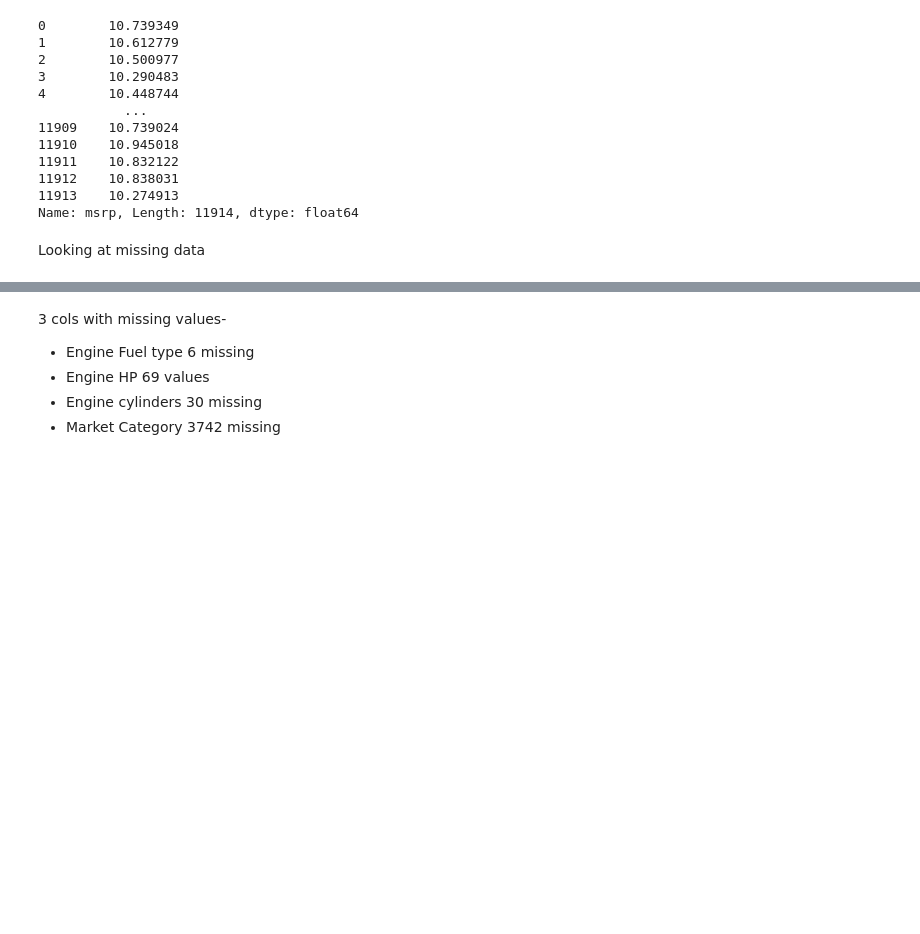
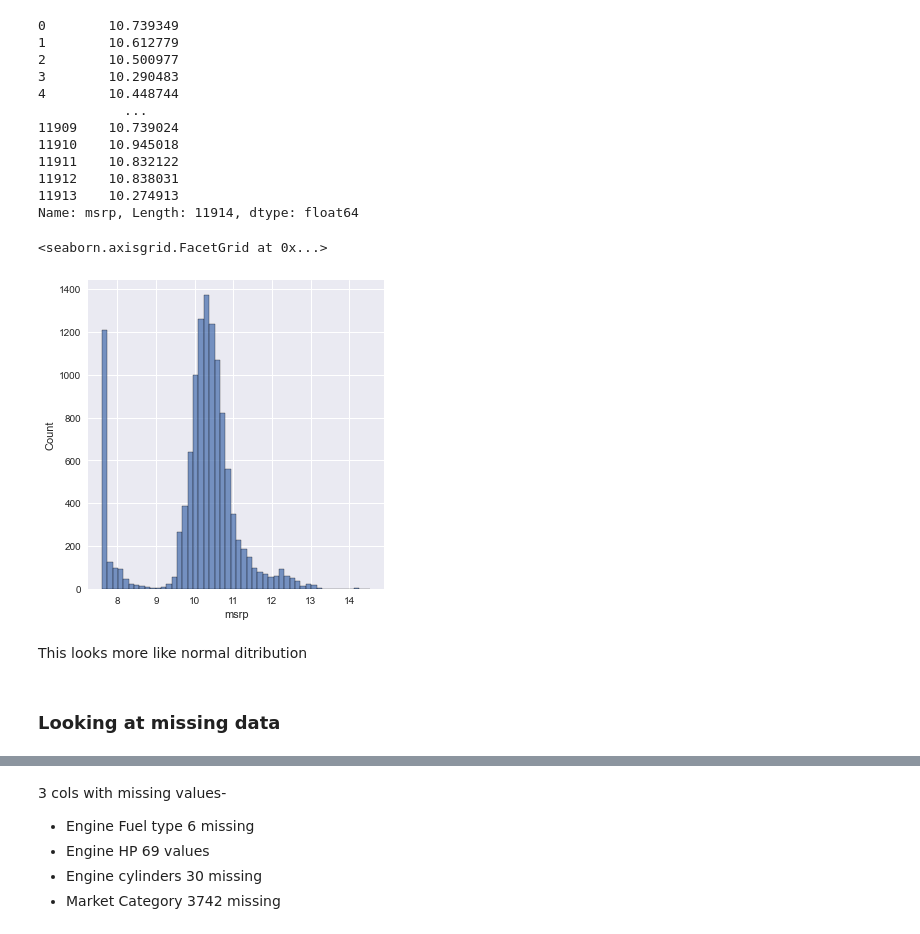
Before and after one commit to yashk1/ml-zoomcamp, a Jupyter notebook: 2. Regression/Price-Prediction.ipynb, the cells around one changed output, grey strips where cells are left out. Drawn from its saved outputs; the diff is of its cells as text; code cells hidden in the pictures; blank space fills up the shorter version.

```diff
--- a/2. Regression/Price-Prediction.ipynb
+++ b/2. Regression/Price-Prediction.ipynb
@@ -177,8 +177,15 @@ price_logs
 11912    10.838031
 11913    10.274913
 Name: msrp, Length: 11914, dtype: float64
+# %%
+sns.displot(price_logs, bins = 50)
+# %% [output]
+<seaborn.axisgrid.FacetGrid at 0x...>
+[figure, added]
+# %% [markdown]
+This looks more like normal ditribution
 # %% [markdown]
-Looking at missing data
+### Looking at missing data
 # %%
 data.isnull().sum()
 # %% [output]
```
Also changed, not shown: parts of 13 cells of this notebook, 1 other file.
